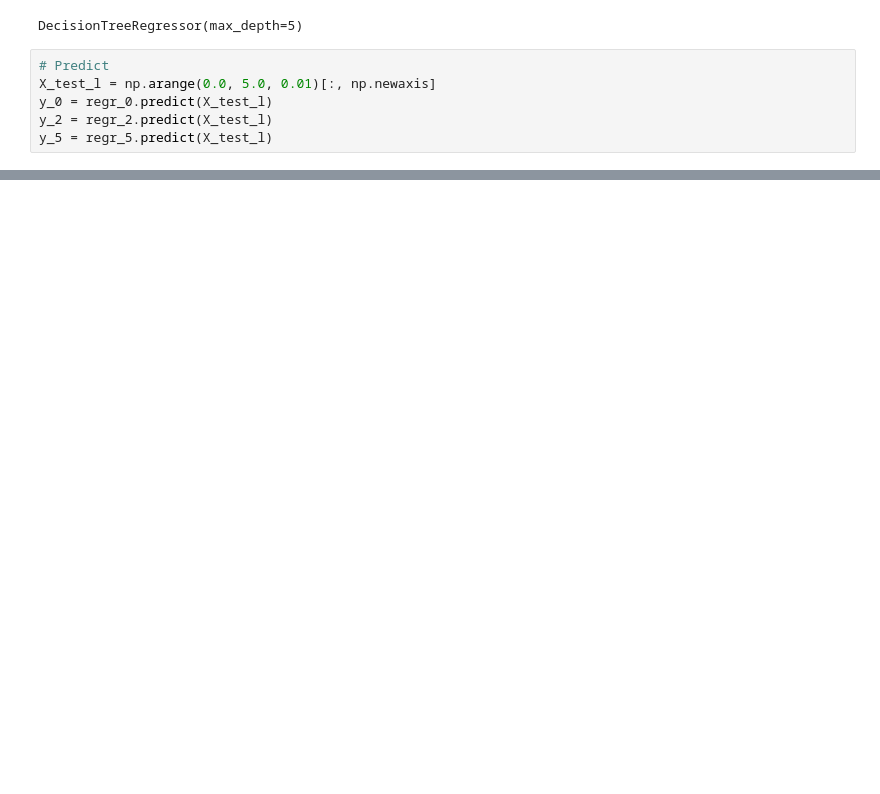
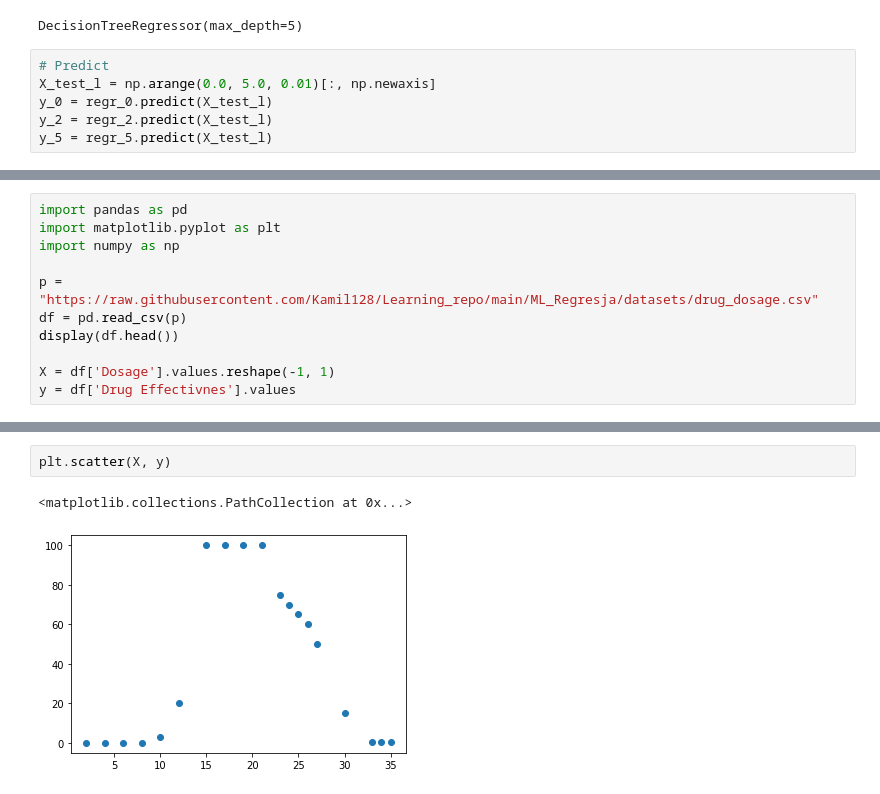
Before and after one commit to Kamil128/Learning_repo, a Jupyter notebook: ML_Regresja/decision_tree_regression.ipynb, the cells around one changed output, grey strips where cells are left out. Cells and saved outputs as stored; diff of their text form; blank space fills up the shorter version.

```diff
--- a/ML_Regresja/decision_tree_regression.ipynb
+++ b/ML_Regresja/decision_tree_regression.ipynb
@@ -120,0 +127,11 @@ plt.show()
+# %%
+import pandas as pd
+import matplotlib.pyplot as plt
+import numpy as np
+
+p = "https://raw.githubusercontent.com/Kamil128/Learning_repo/main/ML_Regresja/datasets/drug_dosage.csv"
+df = pd.read_csv(p)
+display(df.head())
+
+X = df['Dosage'].values.reshape(-1, 1)
+y = df['Drug Effectivnes'].values
@@ -120,0 +145,5 @@ plt.show()
+# %%
+plt.scatter(X, y)
+# %% [output]
+<matplotlib.collections.PathCollection at 0x...>
+[figure, added]
```
Also changed, not shown: parts of 11 cells of this notebook, 20 other files.
